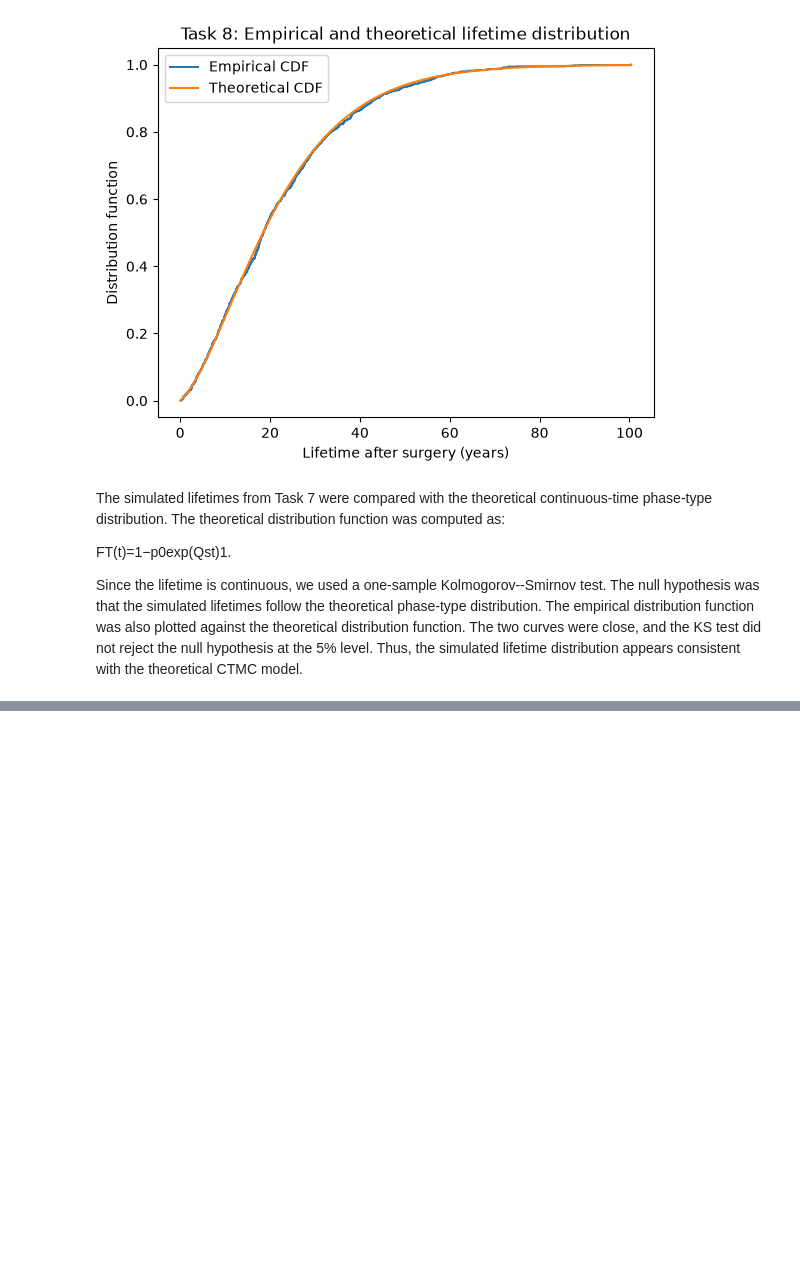
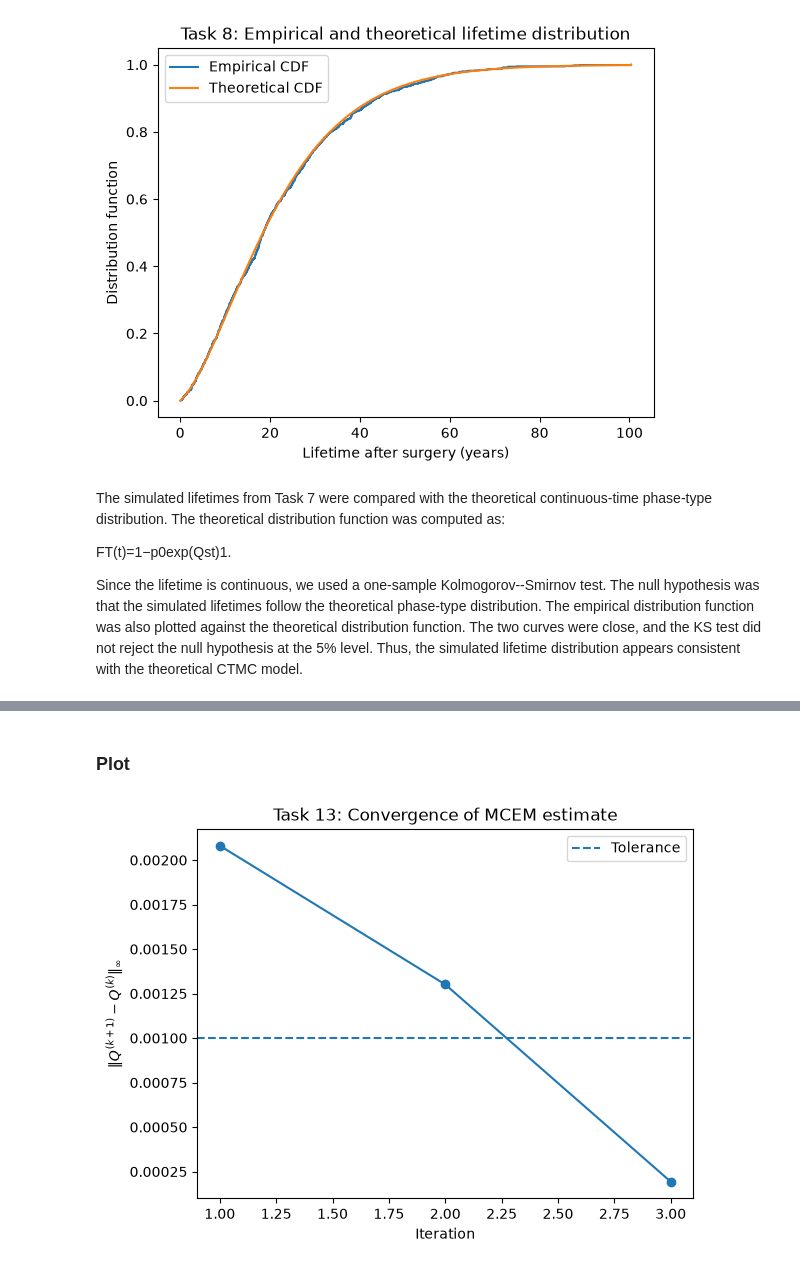
Before and after one commit to VictorMoesgaardStege/Stochastic-Simulation-Project-1, a Jupyter notebook: project1.ipynb, the cells around one changed output, grey strips where cells are left out. Drawn from its saved outputs; the diff is of its cells as text; code cells hidden in the pictures; blank space fills up the shorter version.

```diff
--- a/project1.ipynb
+++ b/project1.ipynb
@@ -971,0 +1177,6 @@ Since the lifetime is continuous, we used a one-sample Kolmogorov--Smirnov test.
+# %%
+for i in range(5):
+    print(f"Woman {i+1}:")
+    print("Times: ", observed_times[i])
+    print("States:", observed_series[i])
+    print()
@@ -971,0 +1295,13 @@ Since the lifetime is continuous, we used a one-sample Kolmogorov--Smirnov test.
+# %%
+Q_current = np.zeros((5, 5))
+
+Q_current[0, [1, 2, 4]] = [0.004, 0.002, 0.002]
+Q_current[1, [2, 3, 4]] = [0.003, 0.003, 0.004]
+Q_current[2, [3, 4]] = [0.003, 0.004]
+Q_current[3, [4]] = [0.007]
+
+# Fill diagonals so rows sum to zero
+for i in range(4):
+    Q_current[i, i] = -np.sum(Q_current[i, :])
+
+Q_current
@@ -971,0 +1435,18 @@ Since the lifetime is continuous, we used a one-sample Kolmogorov--Smirnov test.
+# %%
+def update_Q_from_counts(N_total, S_total, allowed):
+    """
+    Estimate Q from reconstructed jump counts and sojourn times.
+    """
+    Q_new = np.zeros((5, 5))
+
+    for i in range(4):
+        for j in range(5):
+            if allowed[i, j]:
+                Q_new[i, j] = N_total[i, j] / S_total[i]
+
+        Q_new[i, i] = -np.sum(Q_new[i, :])
+
+    # State 5 is absorbing
+    Q_new[4, :] = 0
+
+    return Q_new
@@ -971,0 +1544,12 @@ Since the lifetime is continuous, we used a one-sample Kolmogorov--Smirnov test.
+# %% [markdown]
+### Plot
+# %%
+plt.plot(np.arange(1, len(diff_history) + 1), diff_history, marker="o")
+plt.axhline(tol, linestyle="--", label="Tolerance")
+plt.xlabel("Iteration")
+plt.ylabel(r"$\|Q^{(k+1)} - Q^{(k)}\|_\infty$")
+plt.title("Task 13: Convergence of MCEM estimate")
+plt.legend()
+plt.show()
+# %% [output]
+[figure, added]
```
Also changed, not shown: parts of 49 cells of this notebook.
